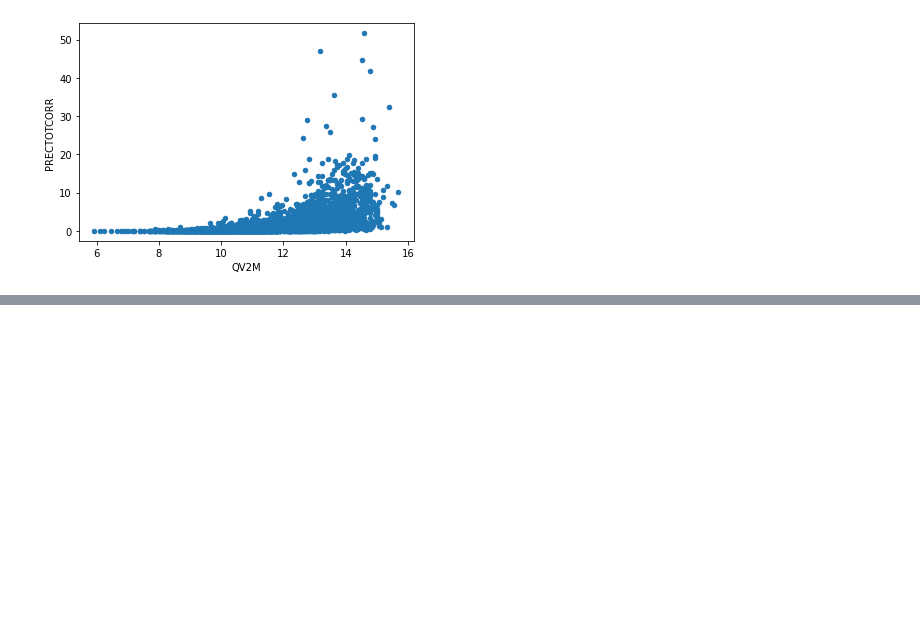
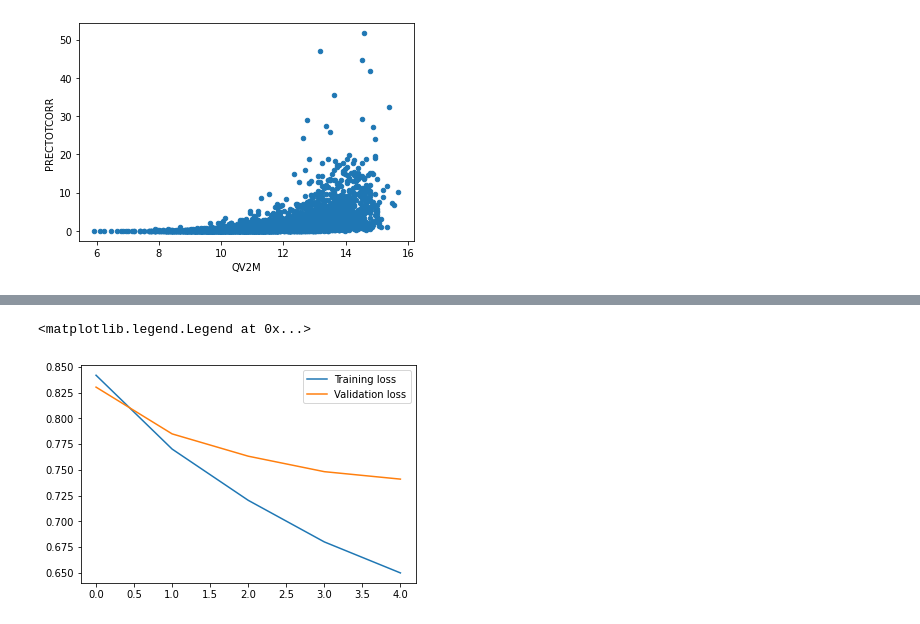
Before and after one commit to bryan-mwas/keras-lstm, a Jupyter notebook: lstm.ipynb, the cells around one changed output, grey strips where cells are left out. Saved outputs shown, nothing was run; the diff lists cells and outputs as text; code cells hidden in the pictures; blank space fills up the shorter version.

Commit message:
Added LSTM

```diff
--- a/lstm.ipynb
+++ b/lstm.ipynb
@@ -167,0 +151,22 @@ df
+# %%
+# LSTM uses sigmooid and tanh which is sensitive to magnitude hence must be standardized
+scaler = StandardScaler()
+df_train_scaled = scaler.fit_transform(df)
+# %%
+
+
+# Split data into training and validation
+
+# Tranform from timeseries to supervised
+x_val = df_train_scaled[:,0:3]
+y_val = df_train_scaled[:,-1]
+n_future = 1
+n_past = 14
+
+trainX, trainY = [], []
+
+for i in range(n_past, len(df_train_scaled) - n_future + 1):
+    trainX.append(df_train_scaled[i - n_past:i, 0:df_train_scaled.shape[1]])
+    trainY.append(df_train_scaled[i + n_future - 1 : i + n_future, -1])
+
+trainX, trainY = np.array(trainX), np.array(trainY)
@@ -167,0 +179,9 @@ df
+# %%
+model = Sequential()
+model.add(LSTM(64, activation='relu', input_shape=(trainX.shape[1], trainX.shape[2]), return_sequences=True))
+model.add(LSTM(32, activation='relu', return_sequences=False))
+model.add(Dropout(0.2))
+model.add(Dense(trainY.shape[1]))
+
+model.compile(optimizer='adam', loss='mse')
+model.summary()
@@ -167,0 +211,8 @@ df
+# %%
+# fit the model
+history = model.fit(trainX, trainY, epochs=5, batch_size=16, validation_split=0.1, verbose=1)
+
+plt.plot(history.history['loss'], label='Training loss')
+plt.plot(history.history['val_loss'], label='Validation loss')
+plt.legend()
+# %% [output]
@@ -167,0 +229,2 @@ df
+<matplotlib.legend.Legend at 0x...>
+[figure, added]
```
Also changed, not shown: parts of 13 cells of this notebook, 3 other files.
